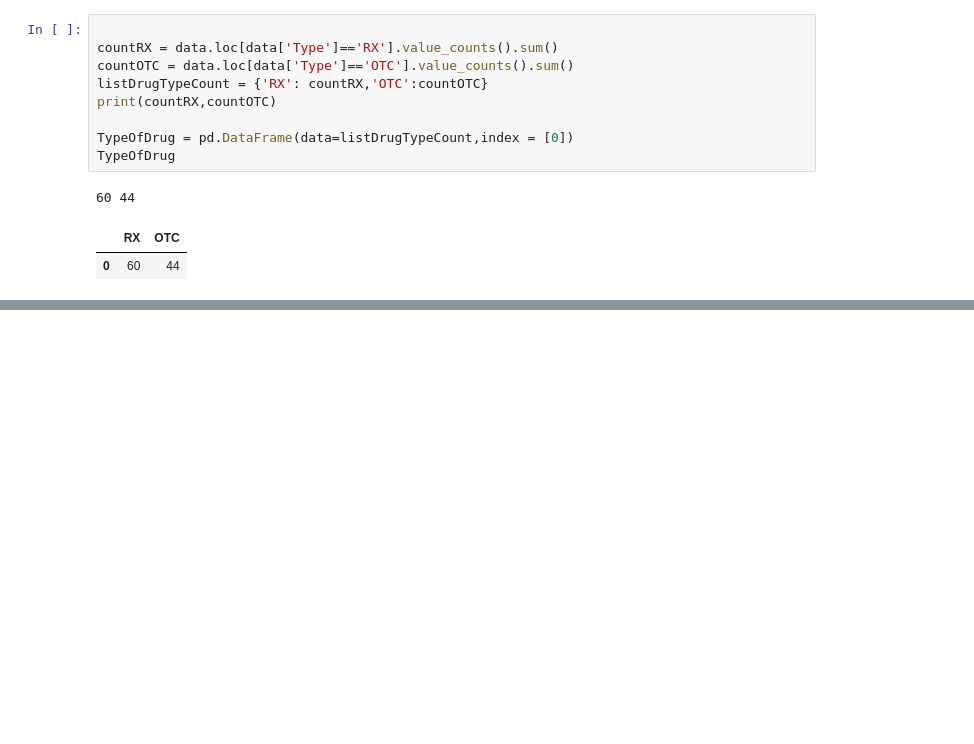
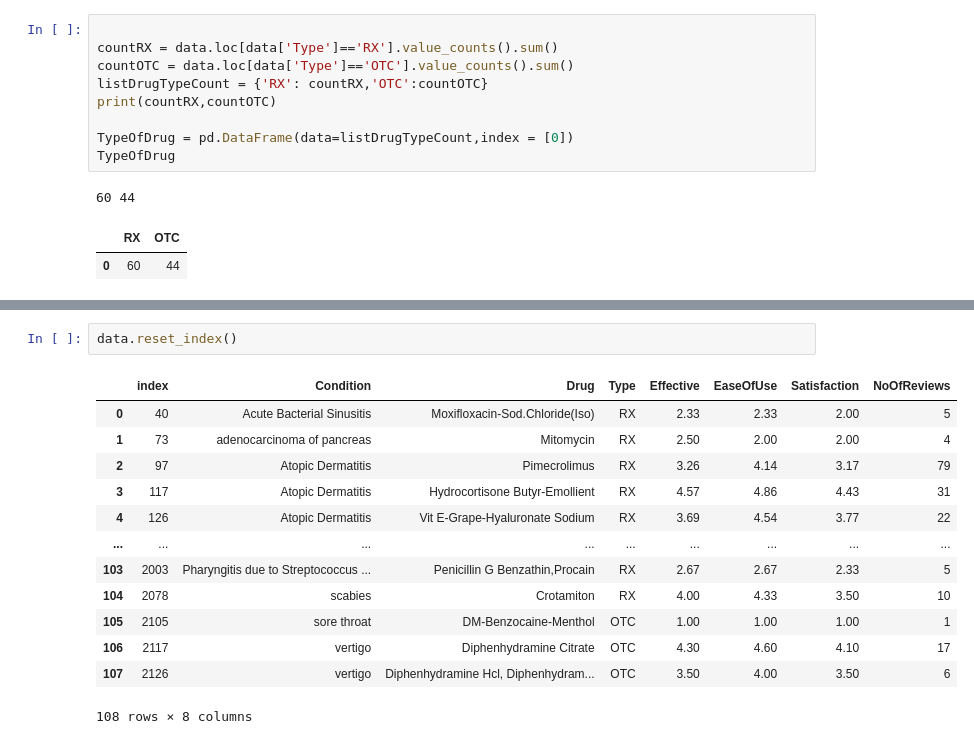
Before and after one commit to deshpandeanu/BasicProjectsPython, a Jupyter notebook: drug-efficacy-analysis-draft.ipynb, the cells around one changed output, grey strips where cells are left out. Saved outputs shown, nothing was run; the diff lists cells and outputs as text; blank space fills up the shorter version.

```diff
--- a/drug-efficacy-analysis-draft.ipynb
+++ b/drug-efficacy-analysis-draft.ipynb
@@ -240,0 +250,16 @@ TypeOfDrug
+# %%
+data.reset_index()
+# %% [output]
+|  | index | Condition | Drug | Type | Effective | EaseOfUse | Satisfaction | NoOfReviews |
+| 0 | 40 | Acute Bacterial Sinusitis | Moxifloxacin-Sod.Chloride(Iso) | RX | 2.33 | 2.33 | 2.00 | 5 |
+| 1 | 73 | adenocarcinoma of pancreas | Mitomycin | RX | 2.50 | 2.00 | 2.00 | 4 |
+| 2 | 97 | Atopic Dermatitis | Pimecrolimus | RX | 3.26 | 4.14 | 3.17 | 79 |
+| 3 | 117 | Atopic Dermatitis | Hydrocortisone Butyr-Emollient | RX | 4.57 | 4.86 | 4.43 | 31 |
+| 4 | 126 | Atopic Dermatitis | Vit E-Grape-Hyaluronate Sodium | RX | 3.69 | 4.54 | 3.77 | 22 |
+| ... | ... | ... | ... | ... | ... | ... | ... | ... |
+| 103 | 2003 | Pharyngitis due to Streptococcus ... | Penicillin G Benzathin,Procain | RX | 2.67 | 2.67 | 2.33 | 5 |
+| 104 | 2078 | scabies | Crotamiton | RX | 4.00 | 4.33 | 3.50 | 10 |
+| 105 | 2105 | sore throat | DM-Benzocaine-Menthol | OTC | 1.00 | 1.00 | 1.00 | 1 |
+| 106 | 2117 | vertigo | Diphenhydramine Citrate | OTC | 4.30 | 4.60 | 4.10 | 17 |
+| 107 | 2126 | vertigo | Diphenhydramine Hcl, Diphenhydram... | OTC | 3.50 | 4.00 | 3.50 | 6 |
+108 rows × 8 columns
```
Also changed, not shown: parts of 5 cells of this notebook.
